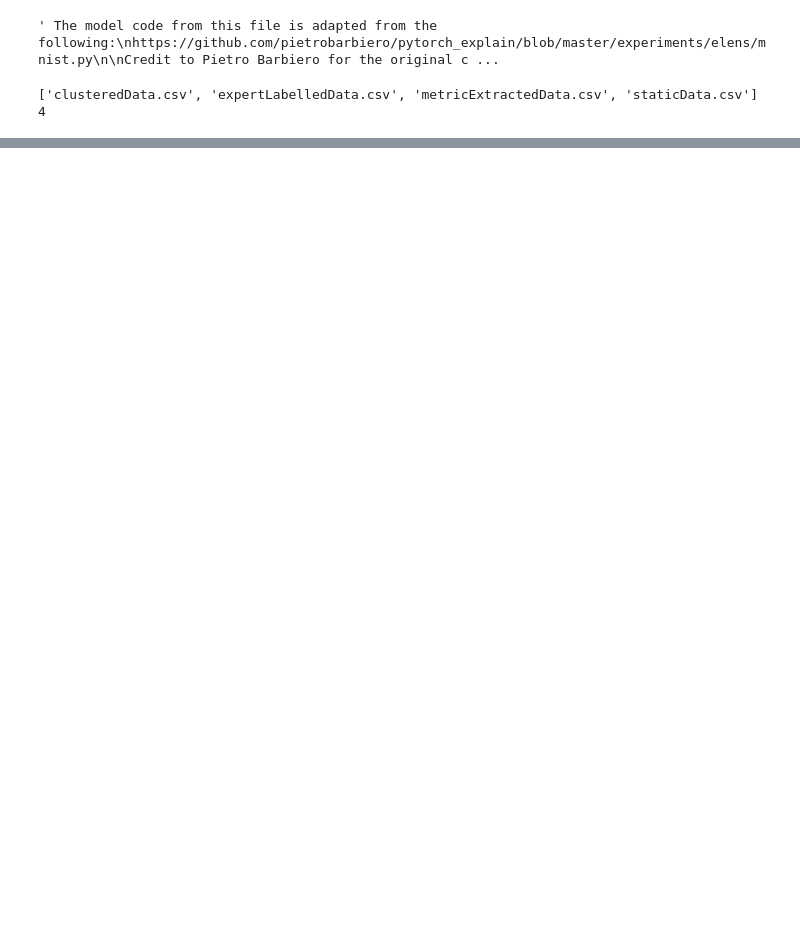
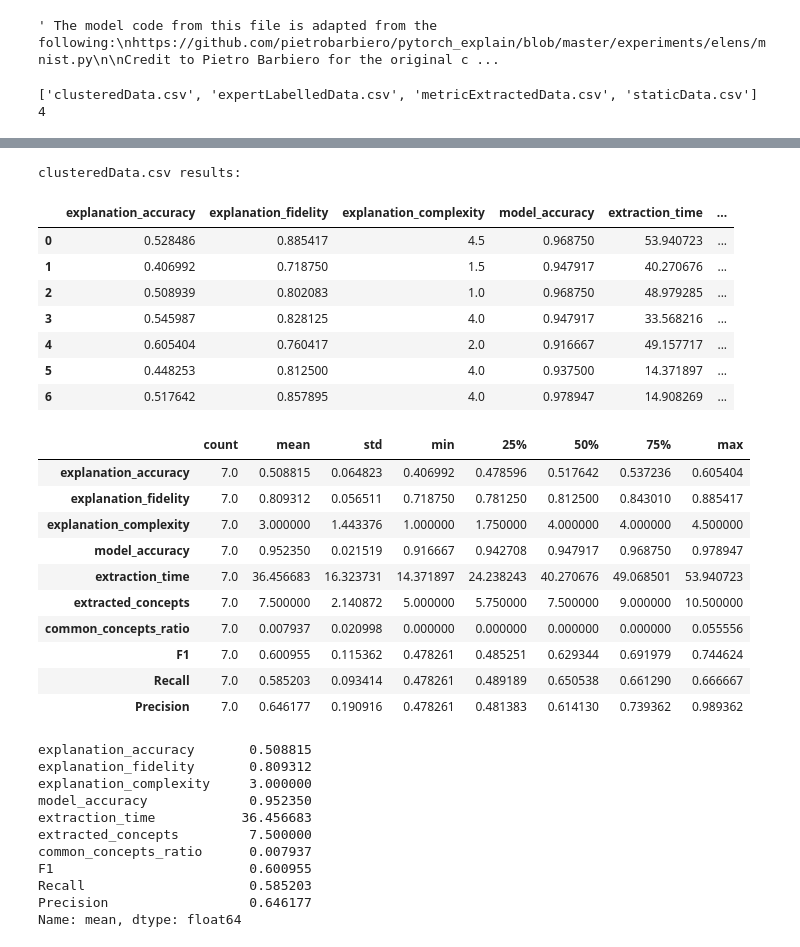
Before and after one commit to BenMarkFrost/LEN_Individual_Project, a Jupyter notebook: Static/testing.ipynb, the cells around one changed output, grey strips where cells are left out. Saved outputs shown, nothing was run; the diff lists cells and outputs as text; code cells hidden in the pictures; blank space fills up the shorter version.

Commit message:
Improving results file

```diff
--- a/Static/testing.ipynb
+++ b/Static/testing.ipynb
@@ -68,4 +68,9 @@ print(len(datasets))
 # %% [output]
 ['clusteredData.csv', 'expertLabelledData.csv', 'metricExtractedData.csv', 'staticData.csv']
 4
+# %%
+@func_set_timeout(60)
+def explain_with_timeout(model, val_data, train_data, test_data, topk_expl, concepts):
+
+    return model.explain_class(val_dataloaders=val_data, train_dataloaders=train_data, test_dataloaders=test_data, topk_explanations=topk_expl, concept_names=concepts)
 # %%
@@ -409 +480,50 @@ clusteredData.csv
+# %%
+for x in results_dict:
+
+    modelMetrics = [x.values() for x in results_dict[x][0] if x is not None]
+
+    modelMetricsKeys = results_dict[x][0][0].keys()
+
+    df = pd.DataFrame(columns=modelMetricsKeys, data=modelMetrics)
+
+    df[['F1', 'Recall', 'Precision']] = results_dict[x][1]
+
+    df['common_concepts_ratio'] = df['common_concepts_ratio'].apply(lambda x: x.numpy())
+
+    print(x + " results:")
+    display(df)
+    display(df.describe().T)
+    display(df.describe().loc['mean'])
+# %% [output]
+clusteredData.csv results:
+|  | explanation_accuracy | explanation_fidelity | explanation_complexity | model_accuracy | extraction_time | ... |
+| 0 | 0.528486 | 0.885417 | 4.5 | 0.968750 | 53.940723 | ... |
+| 1 | 0.406992 | 0.718750 | 1.5 | 0.947917 | 40.270676 | ... |
+| 2 | 0.508939 | 0.802083 | 1.0 | 0.968750 | 48.979285 | ... |
+| 3 | 0.545987 | 0.828125 | 4.0 | 0.947917 | 33.568216 | ... |
+| 4 | 0.605404 | 0.760417 | 2.0 | 0.916667 | 49.157717 | ... |
+| 5 | 0.448253 | 0.812500 | 4.0 | 0.937500 | 14.371897 | ... |
+| 6 | 0.517642 | 0.857895 | 4.0 | 0.978947 | 14.908269 | ... |
+|  | count | mean | std | min | 25% | 50% | 75% | max |
+| explanation_accuracy | 7.0 | 0.508815 | 0.064823 | 0.406992 | 0.478596 | 0.517642 | 0.537236 | 0.605404 |
+| explanation_fidelity | 7.0 | 0.809312 | 0.056511 | 0.718750 | 0.781250 | 0.812500 | 0.843010 | 0.885417 |
+| explanation_complexity | 7.0 | 3.000000 | 1.443376 | 1.000000 | 1.750000 | 4.000000 | 4.000000 | 4.500000 |
+| model_accuracy | 7.0 | 0.952350 | 0.021519 | 0.916667 | 0.942708 | 0.947917 | 0.968750 | 0.978947 |
+| extraction_time | 7.0 | 36.456683 | 16.323731 | 14.371897 | 24.238243 | 40.270676 | 49.068501 | 53.940723 |
+| extracted_concepts | 7.0 | 7.500000 | 2.140872 | 5.000000 | 5.750000 | 7.500000 | 9.000000 | 10.500000 |
+| common_concepts_ratio | 7.0 | 0.007937 | 0.020998 | 0.000000 | 0.000000 | 0.000000 | 0.000000 | 0.055556 |
+| F1 | 7.0 | 0.600955 | 0.115362 | 0.478261 | 0.485251 | 0.629344 | 0.691979 | 0.744624 |
+| Recall | 7.0 | 0.585203 | 0.093414 | 0.478261 | 0.489189 | 0.650538 | 0.661290 | 0.666667 |
+| Precision | 7.0 | 0.646177 | 0.190916 | 0.478261 | 0.481383 | 0.614130 | 0.739362 | 0.989362 |
+explanation_accuracy       0.508815
+explanation_fidelity       0.809312
+explanation_complexity     3.000000
+model_accuracy             0.952350
+extraction_time           36.456683
+extracted_concepts         7.500000
+common_concepts_ratio      0.007937
+F1                         0.600955
+Recall                     0.585203
+Precision                  0.646177
+Name: mean, dtype: float64
 # %%
```
Also changed, not shown: parts of 13 cells of this notebook, 1 other file.
